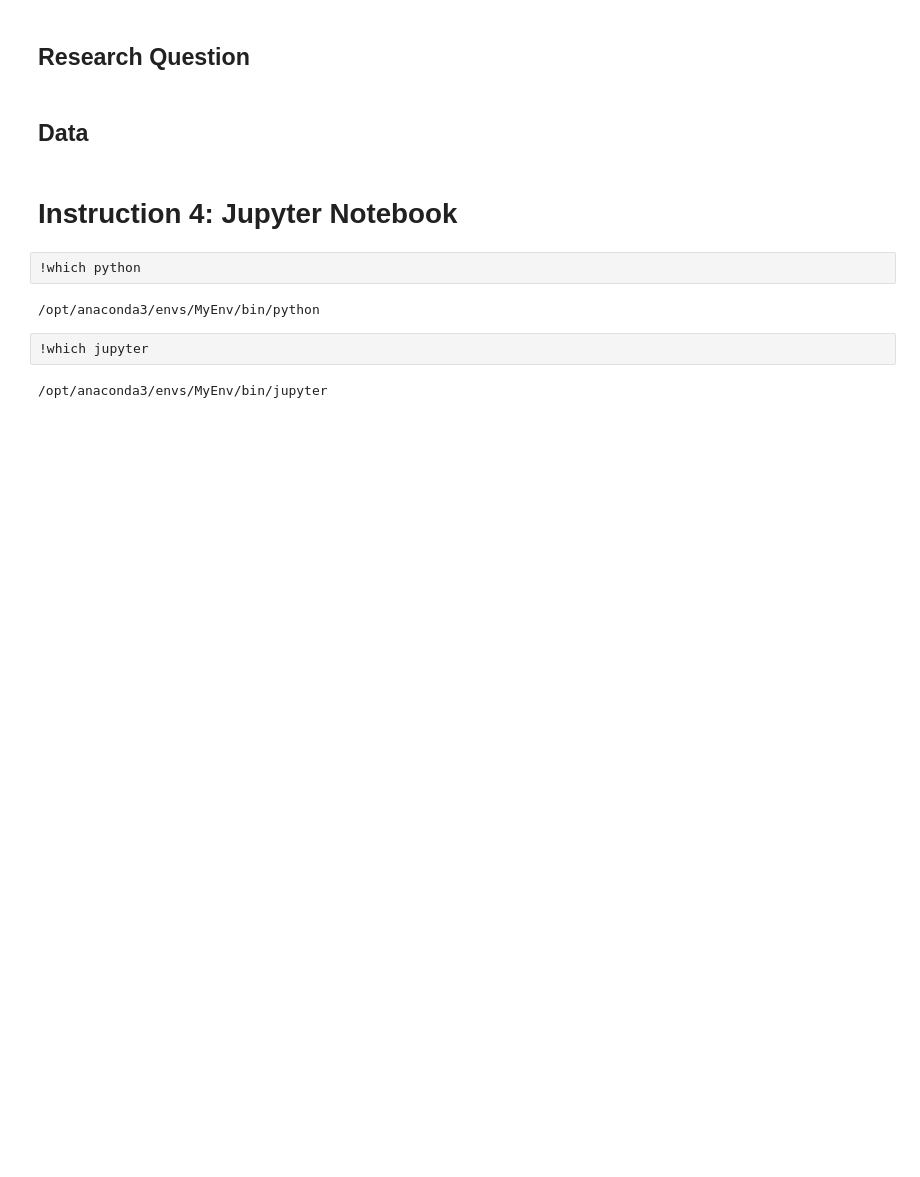
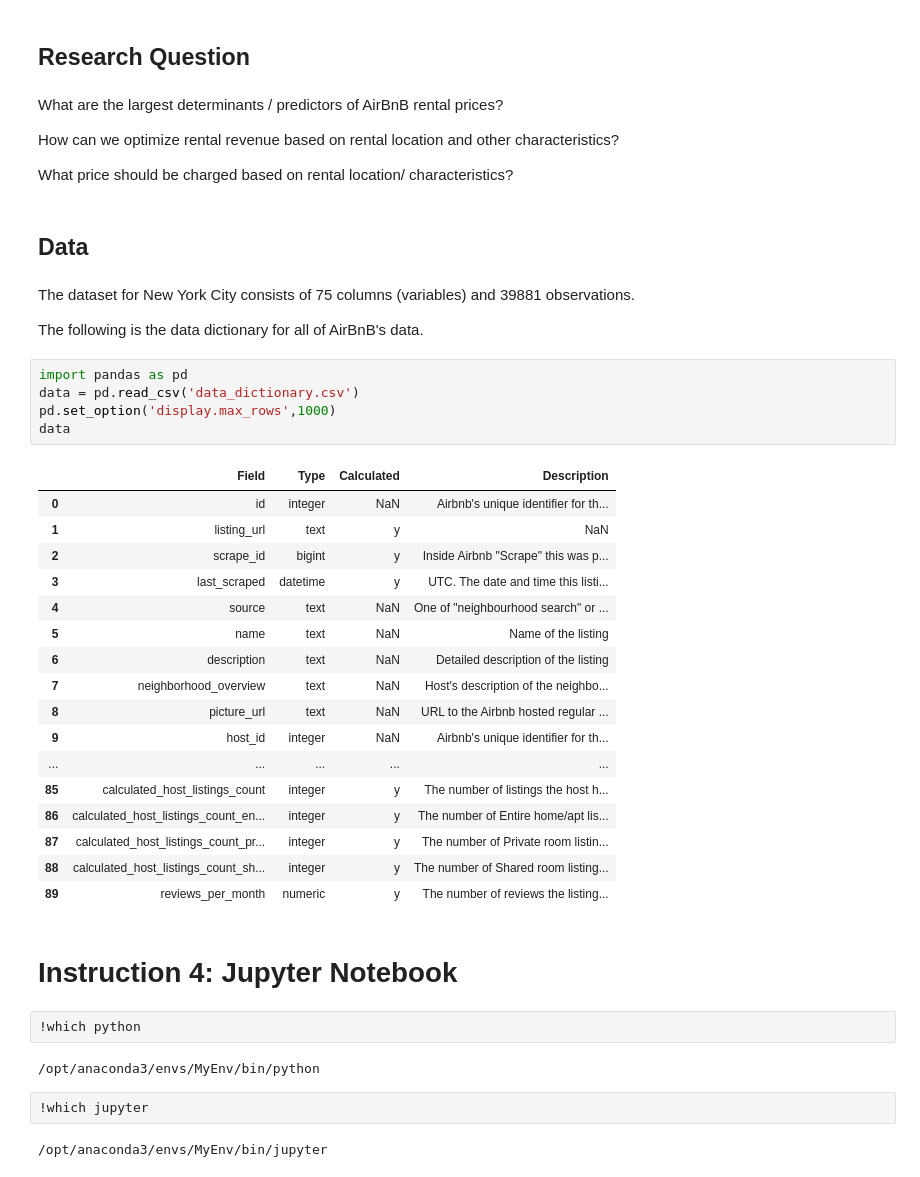
Before and after one commit to Naren1610/IST5520GrpProj, a Jupyter notebook: Group-3_Proposal_AirBnB-dataset_v1.1.ipynb, the cells around one changed output. Saved outputs shown, nothing was run; the diff lists cells and outputs as text; blank space fills up the shorter version.

```diff
--- a/Group-3_Proposal_AirBnB-dataset_v1.1.ipynb
+++ b/Group-3_Proposal_AirBnB-dataset_v1.1.ipynb
@@ -78,7 +86,40 @@ This article explores the relationship between the list price and the host ID ve
 # %% [markdown]
 ## Research Question
+# %% [markdown]
+What are the largest determinants / predictors of AirBnB rental prices?
+
+How can we optimize rental revenue based on rental location and other characteristics?
+
+What price should be charged based on rental location/ characteristics?
 # %% [markdown]
 ## Data
+# %% [markdown]
+The dataset for New York City consists of 75 columns (variables) and 39881 observations.
+
+The following is the data dictionary for all of AirBnB's data.
+# %%
+import pandas as pd
+data = pd.read_csv('data_dictionary.csv')
+pd.set_option('display.max_rows',1000)
+data
+# %% [output]
+|  | Field | Type | Calculated | Description |
+| 0 | id | integer | NaN | Airbnb's unique identifier for th... |
+| 1 | listing_url | text | y | NaN |
+| 2 | scrape_id | bigint | y | Inside Airbnb "Scrape" this was p... |
+| 3 | last_scraped | datetime | y | UTC. The date and time this listi... |
+| 4 | source | text | NaN | One of "neighbourhood search" or ... |
+| 5 | name | text | NaN | Name of the listing |
+| 6 | description | text | NaN | Detailed description of the listing |
+| 7 | neighborhood_overview | text | NaN | Host's description of the neighbo... |
+| 8 | picture_url | text | NaN | URL to the Airbnb hosted regular ... |
+| 9 | host_id | integer | NaN | Airbnb's unique identifier for th... |
+| ... | ... | ... | ... | ... |
+| 85 | calculated_host_listings_count | integer | y | The number of listings the host h... |
+| 86 | calculated_host_listings_count_en... | integer | y | The number of Entire home/apt lis... |
+| 87 | calculated_host_listings_count_pr... | integer | y | The number of Private room listin... |
+| 88 | calculated_host_listings_count_sh... | integer | y | The number of Shared room listing... |
+| 89 | reviews_per_month | numeric | y | The number of reviews the listing... |
 # %% [markdown]
 # Instruction 4: Jupyter Notebook
 # %%
```
Also changed, not shown: parts of 3 cells of this notebook, 8 other files.
